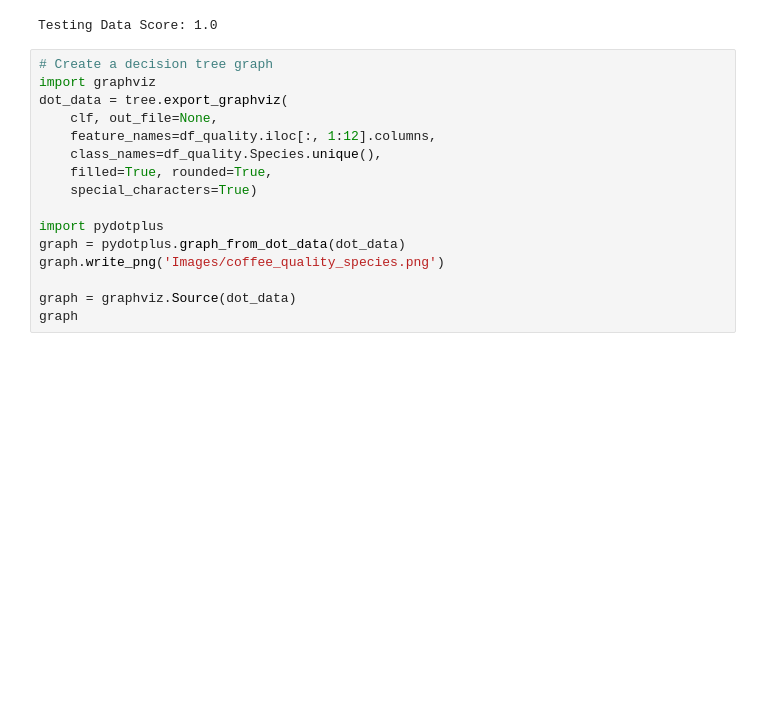
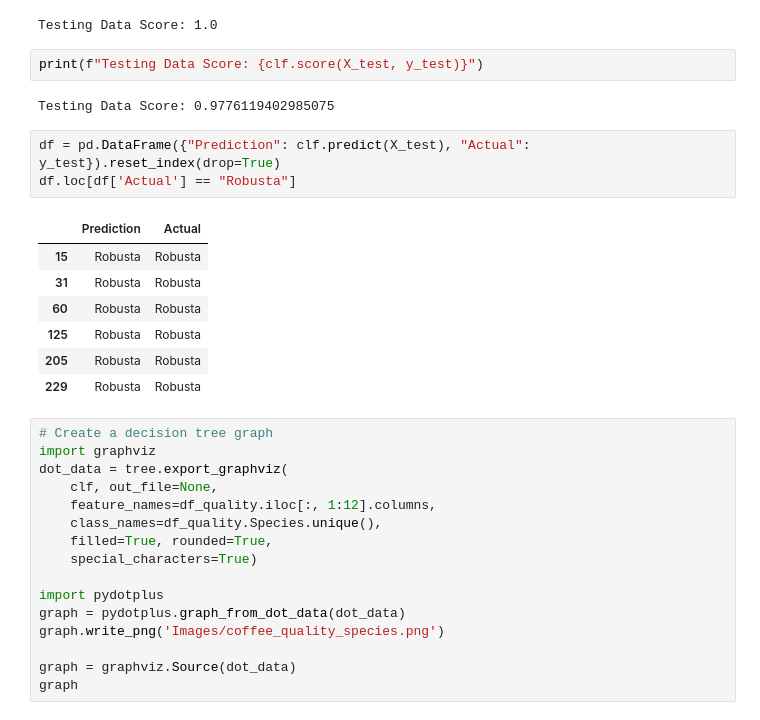
Before and after one commit to CicilyGeorge/Coffee-Analysis-and-Predictions, a Jupyter notebook: predict_Species.ipynb, the cells around one changed output. Drawn from its saved outputs; the diff is of its cells as text; blank space fills up the shorter version.

```diff
--- a/predict_Species.ipynb
+++ b/predict_Species.ipynb
@@ -293,6 +299,21 @@ Validation Data Score: 1.0
 print(f"Testing Data Score: {clf.score(X_test_scaled, y_test)}")
 # %% [output]
 Testing Data Score: 1.0
+# %%
+print(f"Testing Data Score: {clf.score(X_test, y_test)}")
+# %% [output]
+Testing Data Score: 0.9776119402985075
+# %%
+df = pd.DataFrame({"Prediction": clf.predict(X_test), "Actual": y_test}).reset_index(drop=True)
+df.loc[df['Actual'] == "Robusta"]
+# %% [output]
+|  | Prediction | Actual |
+| 15 | Robusta | Robusta |
+| 31 | Robusta | Robusta |
+| 60 | Robusta | Robusta |
+| 125 | Robusta | Robusta |
+| 205 | Robusta | Robusta |
+| 229 | Robusta | Robusta |
 # %%
 # Create a decision tree graph
 import graphviz
```
Also changed, not shown: parts of 1 cell of this notebook, 20 other files.
